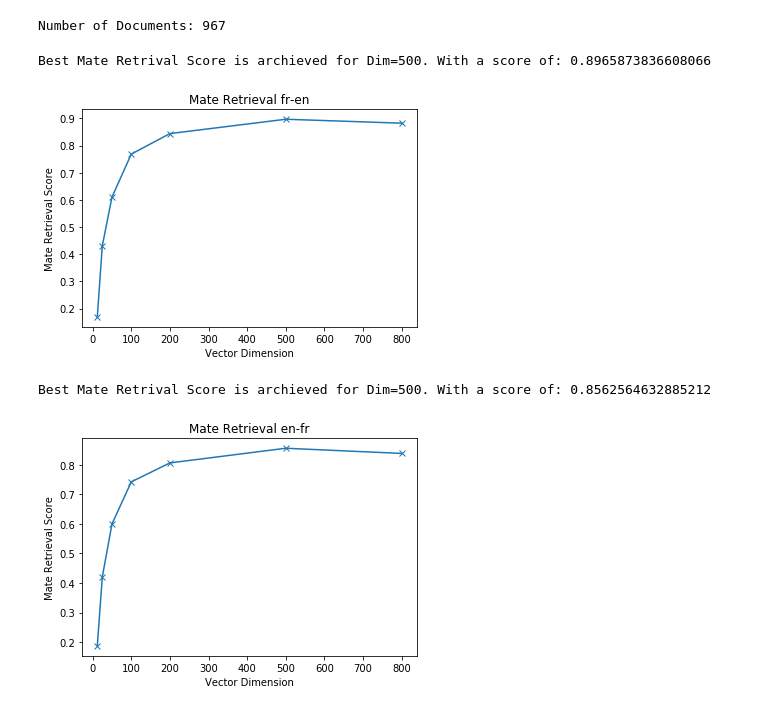
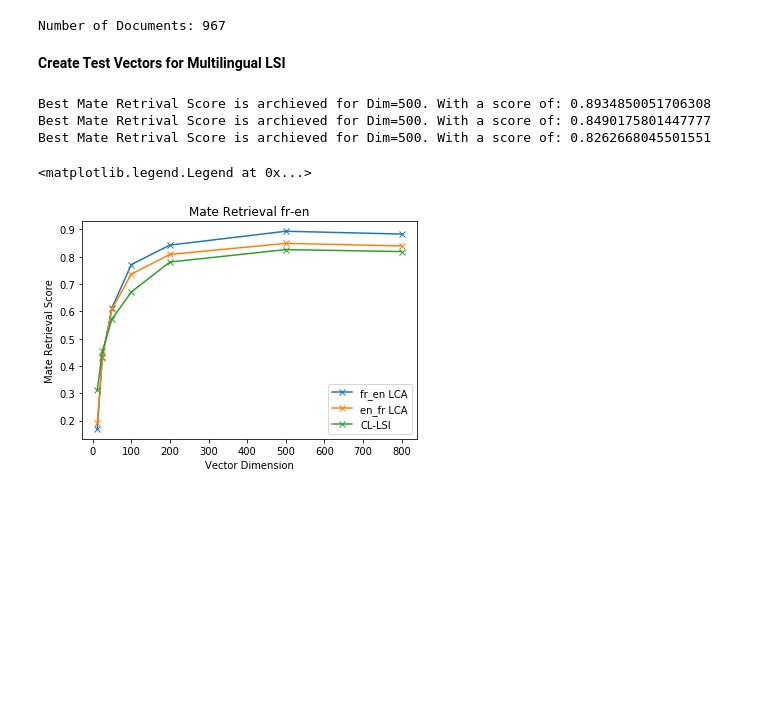
Before and after one commit to marc-lenz/thesis_code, a Jupyter notebook: First Exploration and Tests.ipynb, the cells around one changed output. Saved outputs shown, nothing was run; the diff lists cells and outputs as text; code cells hidden in the pictures; blank space fills up the shorter version.

```diff
--- a/First Exploration and Tests.ipynb
+++ b/First Exploration and Tests.ipynb
@@ -290,0 +317,7 @@ So now we have obtained $\phi_{en\rightarrow fr}, \phi_{fr\rightarrow en}$ which
+# %%
+for dimension in dimensions:
+    multi_lsi_model = models.LsiModel(multiling_corpus_tfidf,
+                            id2word=multiling_dictionary,
+                            num_topics=dimension)
+
+    model_dict[dimension]["mult"] = multi_lsi_model
@@ -340,45 +403,76 @@ for dimension in dimensions:
     fr_to_en_clf = model_dict[dimension]["fr_to_en_clf"]
     model_dict[dimension]["en_to_fr_test_vecs"] = en_to_fr_clf.predict(english_vecs)
     model_dict[dimension]["fr_to_en_test_vecs"] = fr_to_en_clf.predict(french_vecs)
+# %% [markdown]
+**Create Test Vectors for Multilingual LSI**
+# %%
+for dimension in dimensions:
+    multiling_lsi_model = model_dict[dimension]["mult"]
+
+    french_vecs = []
+    for doc in fr_test_docs_preprocessed:
+        vec_bow = multiling_dictionary.doc2bow(doc)
+        bow_tfidf = multiling_tfidf[vec_bow]
+        vec_lsi = multiling_lsi_model[bow_tfidf]
+        vec_rep = np.asarray(list(zip(*vec_lsi))[1])
+        french_vecs.append(vec_rep)
+
+    english_vecs = []
+    for doc in en_test_docs_preprocessed:
+        vec_bow = multiling_dictionary.doc2bow(doc)
+        bow_tfidf = multiling_tfidf[vec_bow]
+        vec_lsi = multiling_lsi_model[bow_tfidf]
+        vec_rep = np.asarray(list(zip(*vec_lsi))[1])
+        #This is here because of weird error, has to be fixed
+        if vec_rep.shape[0]!= dimension:
+             english_vecs.append(np.zeros(dimension))
+        else:
+            english_vecs.append(vec_rep)
+
+    model_dict[dimension]["en_mult_test_vecs"] = english_vecs
+    model_dict[dimension]["fr_mult_test_vecs"] = french_vecs
 # %%
 import seaborn as sns
 import matplotlib.pyplot as plt
 
-def mate_retrieval_plot(l1_vecs, l1_test_vecs, l2tol1_test_vecs, title):
+def mate_retrieval_plot(l1_vecs, l1_test_vecs, l2tol1_test_vecs, title,label):
     mate_retrieval_scores = []
 
     for dim in dimensions:
 
         en_vectors = model_dict[dim][l1_vecs]
         en_test_vectors = model_dict[dim][l1_test_vecs]
         fr_to_en_test_vectors = model_dict[dim][l2tol1_test_vecs]
 
         sim_matrix = cosine_similarity(en_test_vectors+en_vectors, fr_to_en_test_vectors)
         mate_scores = np.diagonal(cosine_similarity(en_test_vectors, fr_to_en_test_vectors))
 
         highest_similarity_score = np.max(sim_matrix, axis=0)
         mate_retrieval_score = np.sum(highest_similarity_score == mate_scores)/len(mate_scores)
 
         mate_retrieval_scores.append(mate_retrieval_score)
 
     max_value = np.max(mate_retrieval_scores)
     best_dim_ind = np.where(mate_retrieval_scores == max_value)[0][0]
     best_dim = dimensions[best_dim_ind]
 
 
-    plt.plot(dimensions, mate_retrieval_scores, "-x")
+    plt.plot(dimensions, mate_retrieval_scores, "-x",label=label)
     plt.xlabel('Vector Dimension')
     plt.ylabel('Mate Retrieval Score')
     plt.title("Mate Retrieval " +title)
     print("Best Mate Retrival Score is archieved for Dim="+str(best_dim)+\
              ". With a score of: "+str(max_value))
-    plt.show()
 
 
-mate_retrieval_plot("en_vecs","en_test_vecs","fr_to_en_test_vecs", title= "fr-en")
-mate_retrieval_plot("fr_vecs","fr_test_vecs","en_to_fr_test_vecs", title= "en-fr")
+mate_retrieval_plot("en_vecs","en_test_vecs","fr_to_en_test_vecs", title= "fr-en",label="fr_en LCA")
+mate_retrieval_plot("fr_vecs","fr_test_vecs","en_to_fr_test_vecs", title= "en-fr",label="en_fr LCA")
+mate_retrieval_plot("en_mult_vecs","en_mult_test_vecs","fr_mult_test_vecs", title= "fr-en", label="CL-LSI")
+
+plt.legend()
 # %% [output]
-Best Mate Retrival Score is archieved for Dim=500. With a score of: 0.8965873836608066
+Best Mate Retrival Score is archieved for Dim=500. With a score of: 0.8934850051706308
+Best Mate Retrival Score is archieved for Dim=500. With a score of: 0.8490175801447777
+Best Mate Retrival Score is archieved for Dim=500. With a score of: 0.8262668045501551
+<matplotlib.legend.Legend at 0x...>
-[figure, old version]
+[figure, new version]
-Best Mate Retrival Score is archieved for Dim=500. With a score of: 0.8562564632885212
-[figure, removed]
```
Also changed, not shown: parts of 9 cells of this notebook.
